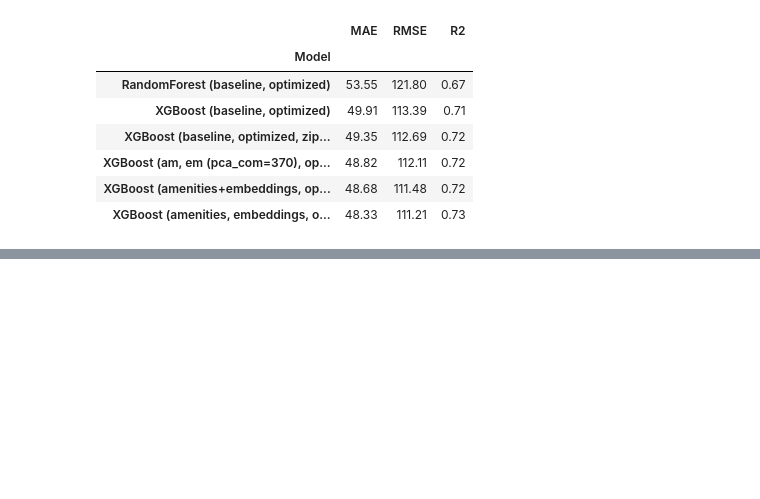
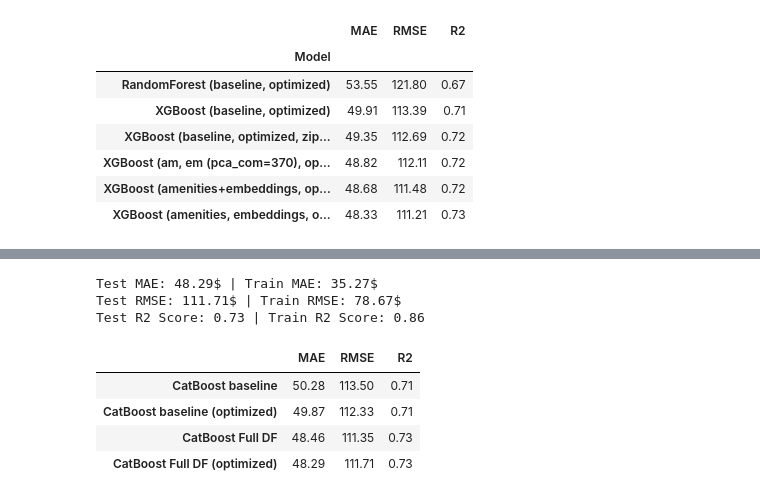
Before and after one commit to Car1LL/airbnb_prices_prediction, a Jupyter notebook: notebooks/03_CatBoost.ipynb, the cells around one changed output, grey strips where cells are left out. Drawn from its saved outputs; the diff is of its cells as text; code cells hidden in the pictures; blank space fills up the shorter version.

Commit message:
CatBoost notebook finished

```diff
--- a/notebooks/03_CatBoost.ipynb
+++ b/notebooks/03_CatBoost.ipynb
@@ -171,0 +597,7 @@ MODELS TO USE TOMORROW, TODO:
+# %%
+df_copy = builder.get_df(df, use_amenities=True, use_embeddings=True, embedding_pca_components=370)
+
+X = df_copy.drop(columns=['log_price'])
+y = df_copy['log_price']
+
+X.shape, y.shape
@@ -171,0 +625,11 @@ MODELS TO USE TOMORROW, TODO:
+# %%
+cat_features = X_train.select_dtypes(include=['string', 'object']).columns.tolist()
+
+train_pool = Pool(X_train, label=y_train, cat_features=cat_features)
+val_pool = Pool(X_val, label=y_val, cat_features=cat_features)
+test_pool = Pool(X_test, label=y_test, cat_features=cat_features)
+# %%
+CATBOOST_DIR = Path('../artifacts/catboost')
+CATBOOST_DIR.mkdir(exist_ok=True, parents=True)
+
+CATBOOST_FULL_PIPELINE = CATBOOST_DIR / "catboost_full_pipeline.cbm"
@@ -171,0 +704,37 @@ MODELS TO USE TOMORROW, TODO:
+# %%
+y_pred_test_log = catboost_pipeline.predict(test_pool)
+y_pred_train_log = catboost_pipeline.predict(train_pool)
+
+y_pred_test = np.exp(y_pred_test_log)
+y_pred_train = np.exp(y_pred_train_log)
+
+test_MAE = mean_absolute_error(np.exp(y_test), y_pred_test)
+train_MAE = mean_absolute_error(np.exp(y_train), y_pred_train)
+
+test_RMSE = root_mean_squared_error(np.exp(y_test), y_pred_test)
+train_RMSE = root_mean_squared_error(np.exp(y_train), y_pred_train)
+
+test_r2 = r2_score(y_test, y_pred_test_log)
+train_r2 = r2_score(y_train, y_pred_train_log)
+
+print(f"Test MAE: {test_MAE:.2f}$ | Train MAE: {train_MAE:.2f}$")
+print(f"Test RMSE: {test_RMSE:.2f}$ | Train RMSE: {train_RMSE:.2f}$")
+print(f"Test R2 Score: {test_r2:.2f} | Train R2 Score: {train_r2:.2f}")
+# %% [output]
+Test MAE: 48.29$ | Train MAE: 35.27$
+Test RMSE: 111.71$ | Train RMSE: 78.67$
+Test R2 Score: 0.73 | Train R2 Score: 0.86
+# %%
+catboost_results_df.loc['CatBoost Full DF (optimized)'] = [
+    round(test_MAE, 2),
+    round(test_RMSE, 2),
+    round(test_r2, 2)
+]
+
+catboost_results_df
+# %% [output]
+|  | MAE | RMSE | R2 |
+| CatBoost baseline | 50.28 | 113.50 | 0.71 |
+| CatBoost baseline (optimized) | 49.87 | 112.33 | 0.71 |
+| CatBoost Full DF | 48.46 | 111.35 | 0.73 |
+| CatBoost Full DF (optimized) | 48.29 | 111.71 | 0.73 |
```
Also changed, not shown: parts of 34 cells of this notebook.
